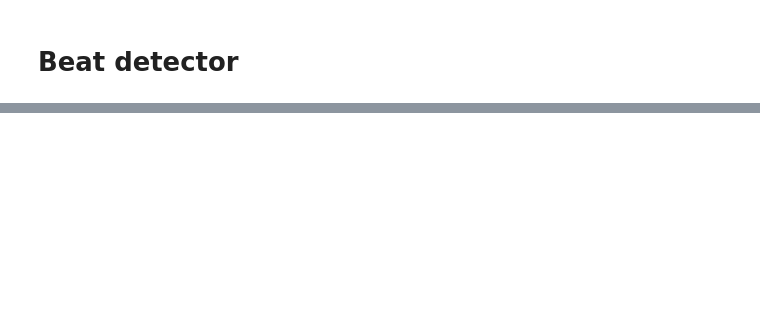
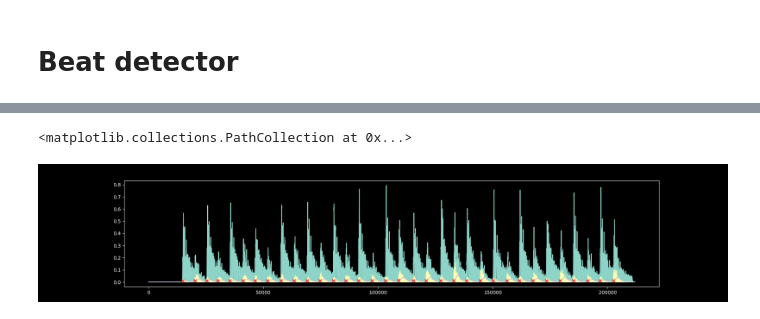
Before and after one commit to njezersek/cajon-sound-classification, a Jupyter notebook: beat_detector.ipynb, the cells around one changed output, grey strips where cells are left out. Cells and saved outputs as stored; diff of their text form; code cells hidden in the pictures; blank space fills up the shorter version.

```diff
--- a/beat_detector.ipynb
+++ b/beat_detector.ipynb
@@ -80,0 +132,13 @@ Audio(click_track[:len(wave)] * 0.2 + wave * 0.8, rate=sample_rate)
+# %%
+wave_high_pass = high_pass(wave, cutoff_f=500)
+
+onsets, dynamic_threshold = find_onsets(wave_high_pass, min_threshold=0.01)
+
+plt.figure(figsize=(20, 4))
+plt.plot(np.abs(wave))
+plt.plot(np.abs(wave_high_pass))
+plt.plot(dynamic_threshold)
+plt.scatter(onsets, np.abs(wave_high_pass[onsets]), color='red', marker='x', zorder=10)
+# %% [output]
+<matplotlib.collections.PathCollection at 0x...>
+[figure, added]
```
Also changed, not shown: parts of 6 cells of this notebook.
